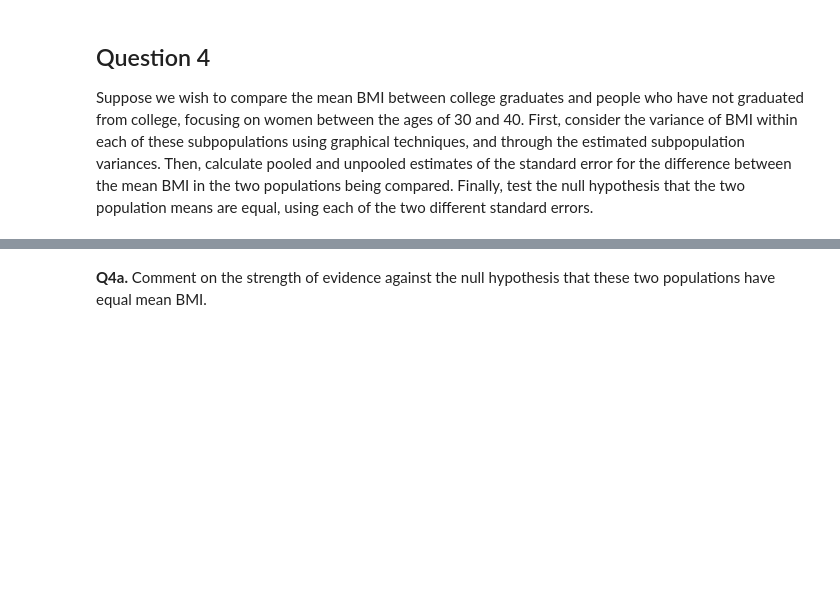
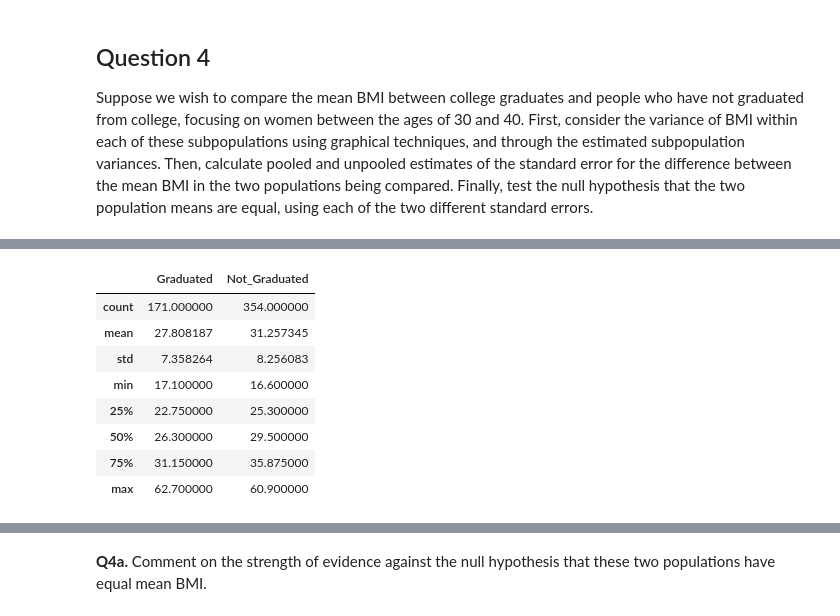
Before and after one commit to LeonardoSMSoares/Statistics-with-Python-Specialization, a Jupyter notebook: C02 - week4b - NHANES Hypothesis Tests Practice.ipynb, the cells around one changed output, grey strips where cells are left out. Cells and saved outputs as stored; diff of their text form; code cells hidden in the pictures; blank space fills up the shorter version.

```diff
--- a/C02 - week4b - NHANES Hypothesis Tests Practice.ipynb
+++ b/C02 - week4b - NHANES Hypothesis Tests Practice.ipynb
@@ -343,0 +617,14 @@ Suppose we wish to compare the mean BMI between college graduates and people who
+# %%
+# Summary
+
+df.describe()
+# %% [output]
+|  | Graduated | Not_Graduated |
+| count | 171.000000 | 354.000000 |
+| mean | 27.808187 | 31.257345 |
+| std | 7.358264 | 8.256083 |
+| min | 17.100000 | 16.600000 |
+| 25% | 22.750000 | 25.300000 |
+| 50% | 26.300000 | 29.500000 |
+| 75% | 31.150000 | 35.875000 |
+| max | 62.700000 | 60.900000 |
```
Also changed, not shown: parts of 42 cells of this notebook, 1 other file.
